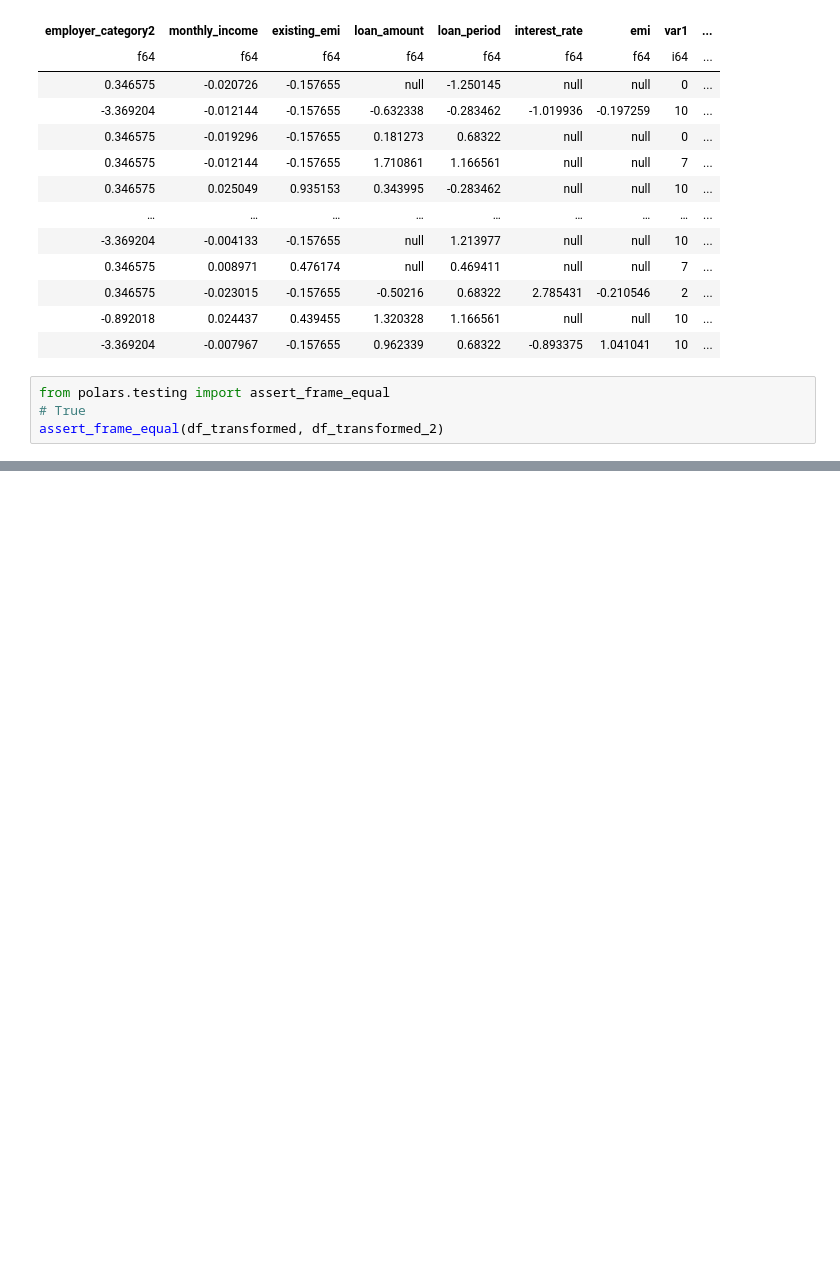
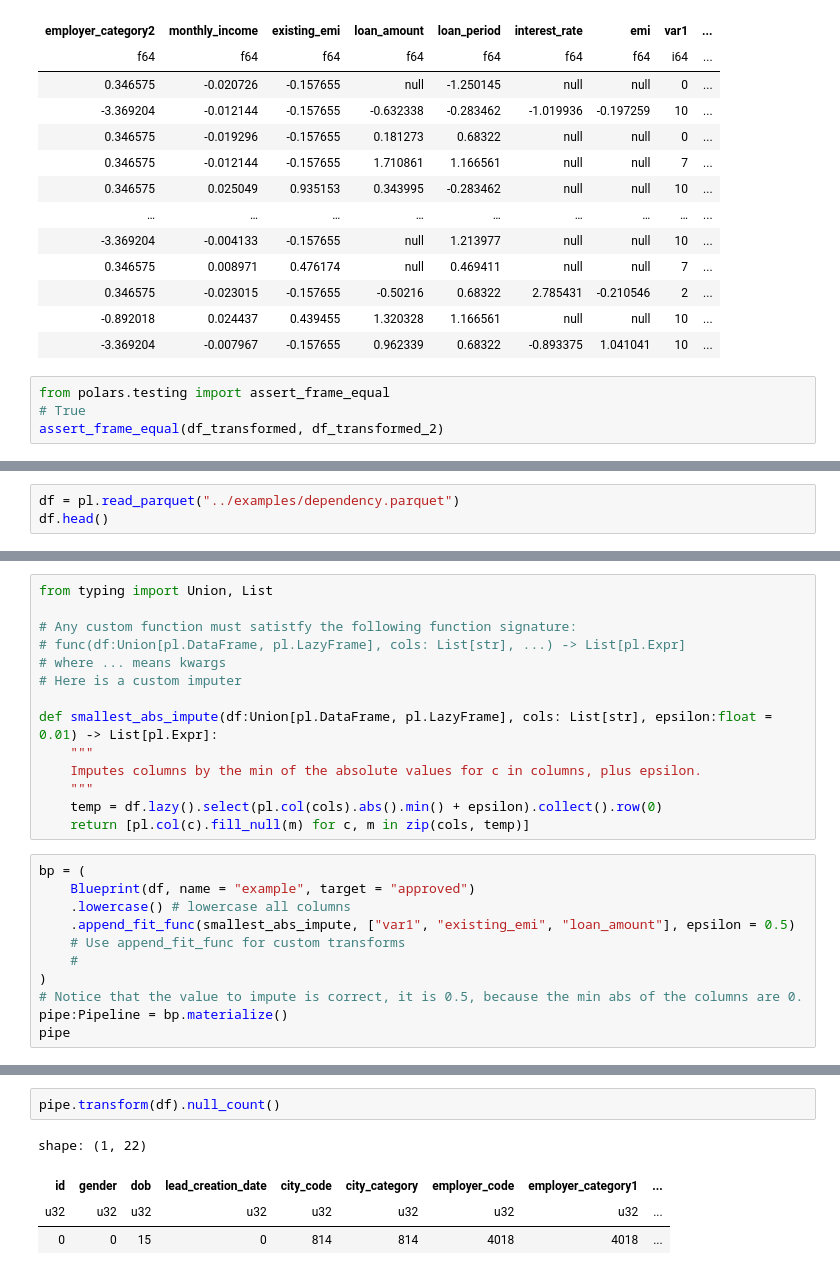
Before and after one commit to abstractqqq/polars_ds_extension, a Jupyter notebook: examples/pipeline.ipynb, the cells around one changed output, grey strips where cells are left out. Drawn from its saved outputs; the diff is of its cells as text; blank space fills up the shorter version.

Commit message:
added custom transforms

```diff
--- a/examples/pipeline.ipynb
+++ b/examples/pipeline.ipynb
@@ -134,0 +143,3 @@ assert_frame_equal(df_transformed, df_transformed_2)
+# %%
+df = pl.read_parquet("../examples/dependency.parquet")
+df.head()
@@ -134,0 +155,25 @@ assert_frame_equal(df_transformed, df_transformed_2)
+# %%
+from typing import Union, List
+
+# Any custom function must satistfy the following function signature:
+# func(df:Union[pl.DataFrame, pl.LazyFrame], cols: List[str], ...) -> List[pl.Expr]
+# where ... means kwargs
+# Here is a custom imputer
+
+def smallest_abs_impute(df:Union[pl.DataFrame, pl.LazyFrame], cols: List[str], epsilon:float = 0.01) -> List[pl.Expr]:
+    """
+    Imputes columns by the min of the absolute values for c in columns, plus epsilon.
+    """
+    temp = df.lazy().select(pl.col(cols).abs().min() + epsilon).collect().row(0)
+    return [pl.col(c).fill_null(m) for c, m in zip(cols, temp)]
+# %%
+bp = (
+    Blueprint(df, name = "example", target = "approved")
+    .lowercase() # lowercase all columns
+    .append_fit_func(smallest_abs_impute, ["var1", "existing_emi", "loan_amount"], epsilon = 0.5)
+    # Use append_fit_func for custom transforms
+    #
+)
+# Notice that the value to impute is correct, it is 0.5, because the min abs of the columns are 0.
+pipe:Pipeline = bp.materialize()
+pipe
@@ -134,0 +198,7 @@ assert_frame_equal(df_transformed, df_transformed_2)
+# %%
+pipe.transform(df).null_count()
+# %% [output]
+shape: (1, 22)
+| id | gender | dob | lead_creation_date | city_code | city_category | employer_code | employer_category1 | ... |
+| u32 | u32 | u32 | u32 | u32 | u32 | u32 | u32 | ... |
+| 0 | 0 | 15 | 0 | 814 | 814 | 4018 | 4018 | ... |
```
Also changed, not shown: parts of 4 cells of this notebook, 2 other files.
